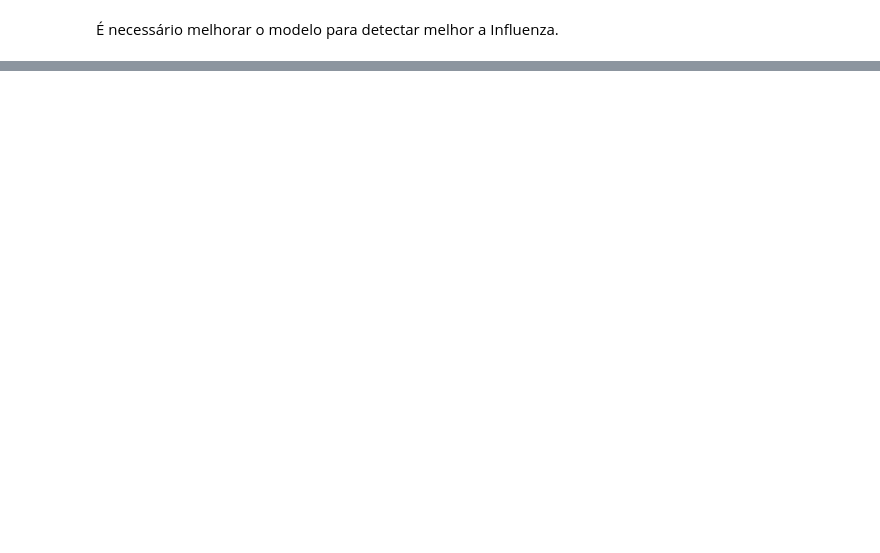
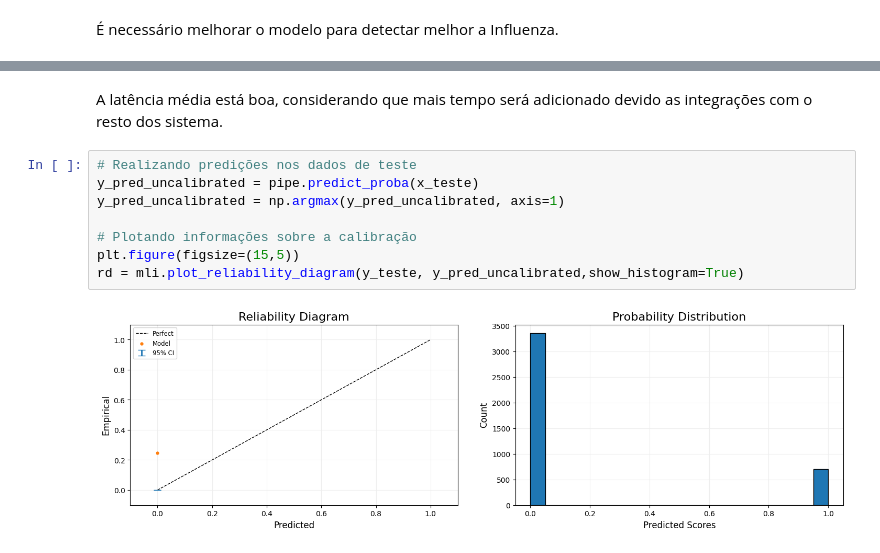
Before and after one commit to dnsrsdata/Respiratory_Analysis, a Jupyter notebook: notebooks/model_experimentation.ipynb, the cells around one changed output, grey strips where cells are left out. Drawn from its saved outputs; the diff is of its cells as text; blank space fills up the shorter version.

```diff
--- a/notebooks/model_experimentation.ipynb
+++ b/notebooks/model_experimentation.ipynb
@@ -645,0 +724,13 @@ ConfusionMatrixDisplay(confusion_matrix(y_teste, pipe.predict(x_teste)), display
+# %% [markdown]
+A latência média está boa, considerando que mais tempo será adicionado devido
+as integrações com o resto dos sistema.
+# %%
+# Realizando predições nos dados de teste
+y_pred_uncalibrated = pipe.predict_proba(x_teste)
+y_pred_uncalibrated = np.argmax(y_pred_uncalibrated, axis=1)
+
+# Plotando informações sobre a calibração
+plt.figure(figsize=(15,5))
+rd = mli.plot_reliability_diagram(y_teste, y_pred_uncalibrated,show_histogram=True)
+# %% [output]
+[figure, added]
```
Also changed, not shown: parts of 20 cells of this notebook.
